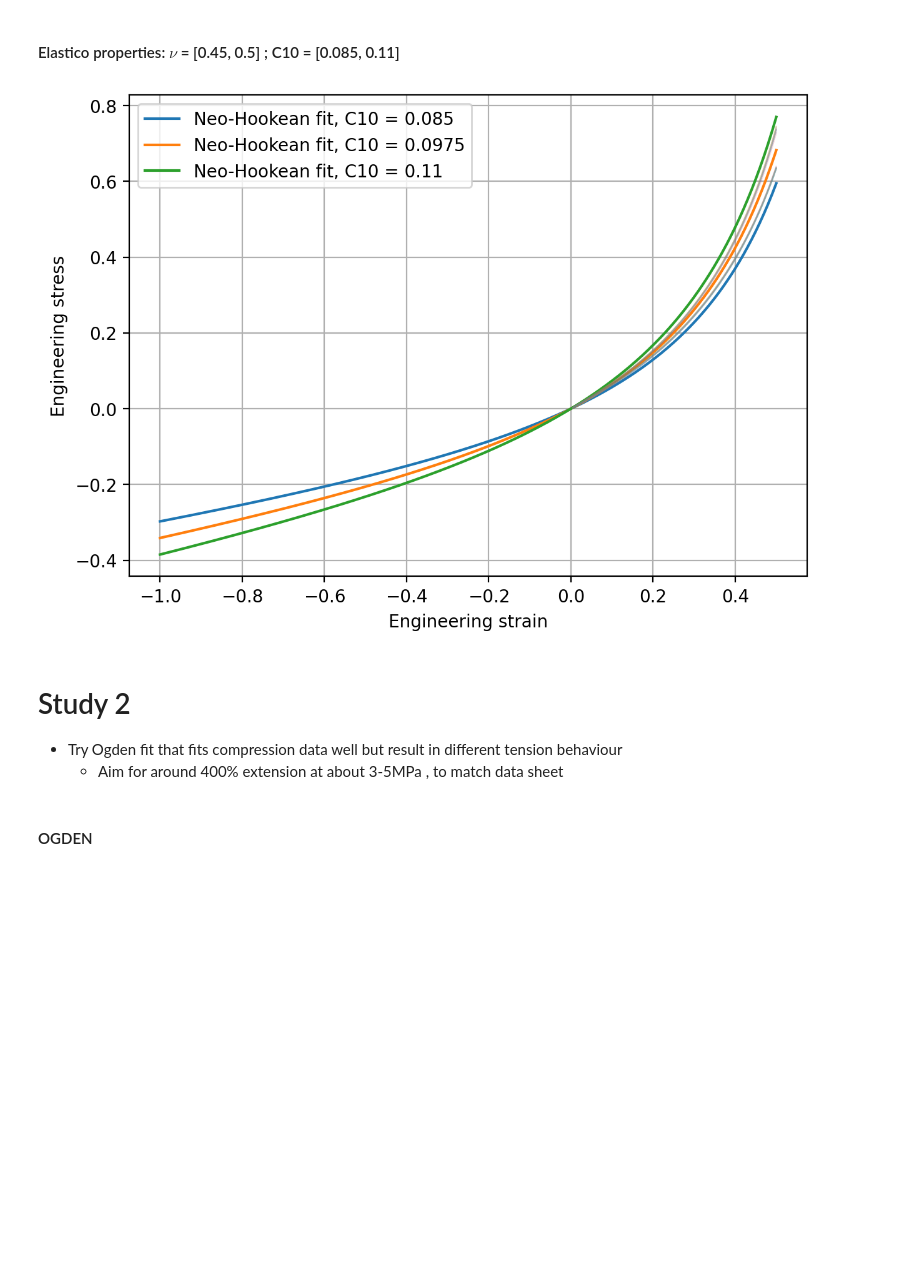
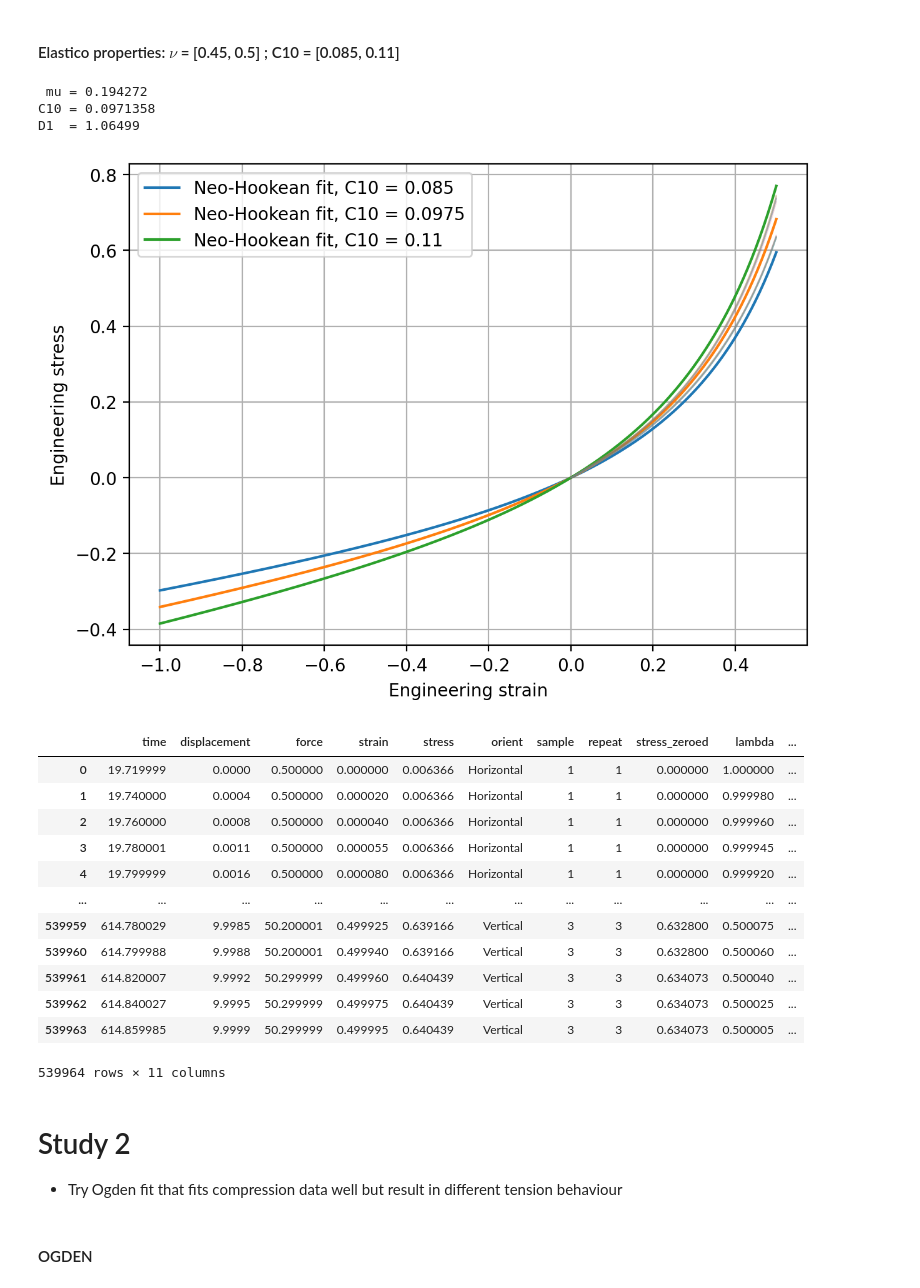
Before and after one commit to MattyOram/phd, a Jupyter notebook: WorkPackages/TMCJ-Contact/notebooks/feaAnalysis/sensitivityStudy/plan-box.ipynb, the cells around one changed output. Cells and saved outputs as stored; diff of their text form; code cells hidden in the pictures; blank space fills up the shorter version.

```diff
--- a/WorkPackages/TMCJ-Contact/notebooks/feaAnalysis/sensitivityStudy/plan-box.ipynb
+++ b/WorkPackages/TMCJ-Contact/notebooks/feaAnalysis/sensitivityStudy/plan-box.ipynb
@@ -163,7 +183,7 @@ df_fit["stress_zeroed"] = (
 )
 
 # Optional: remove the very beginning if contact/preload effects dominate
-df_fit = df_fit[df_fit["strain"] > 0.005].copy()
+#df_fit = df_fit[df_fit["strain"] > 0.005].copy()
 
 # Compression stretch
 df_fit["lambda"] = 1.0 - df_fit["strain"]
@@ -188,10 +208,10 @@ nu = 0.45 # poisson's ratio
 K = 2 * mu * (1 + nu) / (3 * (1 - 2 * nu))
 D1 = 2 / K
 
-#print(f" mu = {mu:.6g}")
-#print(f"C10 = {C10:.6g}")
+print(f" mu = {mu:.6g}")
+print(f"C10 = {C10:.6g}")
 #print(f"K   = {K:.6g}")
-#print(f"D1  = {D1:.6g}")
+print(f"D1  = {D1:.6g}")
 
 #PLOT#
 fig, ax = plt.subplots(1, 1, figsize=(7, 5), dpi=200)
@@ -214,11 +234,29 @@ ax.legend()
 ax.grid(True)
 plt.show()
 # %% [output]
+ mu = 0.194272
+C10 = 0.0971358
+D1  = 1.06499
 [figure]
+# %%
+df_fit
+# %% [output]
+|  | time | displacement | force | strain | stress | orient | sample | repeat | stress_zeroed | lambda | ... |
+| 0 | 19.719999 | 0.0000 | 0.500000 | 0.000000 | 0.006366 | Horizontal | 1 | 1 | 0.000000 | 1.000000 | ... |
+| 1 | 19.740000 | 0.0004 | 0.500000 | 0.000020 | 0.006366 | Horizontal | 1 | 1 | 0.000000 | 0.999980 | ... |
+| 2 | 19.760000 | 0.0008 | 0.500000 | 0.000040 | 0.006366 | Horizontal | 1 | 1 | 0.000000 | 0.999960 | ... |
+| 3 | 19.780001 | 0.0011 | 0.500000 | 0.000055 | 0.006366 | Horizontal | 1 | 1 | 0.000000 | 0.999945 | ... |
+| 4 | 19.799999 | 0.0016 | 0.500000 | 0.000080 | 0.006366 | Horizontal | 1 | 1 | 0.000000 | 0.999920 | ... |
+| ... | ... | ... | ... | ... | ... | ... | ... | ... | ... | ... | ... |
+| 539959 | 614.780029 | 9.9985 | 50.200001 | 0.499925 | 0.639166 | Vertical | 3 | 3 | 0.632800 | 0.500075 | ... |
+| 539960 | 614.799988 | 9.9988 | 50.200001 | 0.499940 | 0.639166 | Vertical | 3 | 3 | 0.632800 | 0.500060 | ... |
+| 539961 | 614.820007 | 9.9992 | 50.299999 | 0.499960 | 0.640439 | Vertical | 3 | 3 | 0.634073 | 0.500040 | ... |
+| 539962 | 614.840027 | 9.9995 | 50.299999 | 0.499975 | 0.640439 | Vertical | 3 | 3 | 0.634073 | 0.500025 | ... |
+| 539963 | 614.859985 | 9.9999 | 50.299999 | 0.499995 | 0.640439 | Vertical | 3 | 3 | 0.634073 | 0.500005 | ... |
+539964 rows × 11 columns
 # %% [markdown]
 # Study 2
  - Try Ogden fit that fits compression data well but result in different tension behaviour
-    - Aim for around 400% extension at about 3-5MPa , to match data sheet
 # %% [markdown]
 #### OGDEN
 # %%
```
Also changed, not shown: parts of 23 cells of this notebook.
